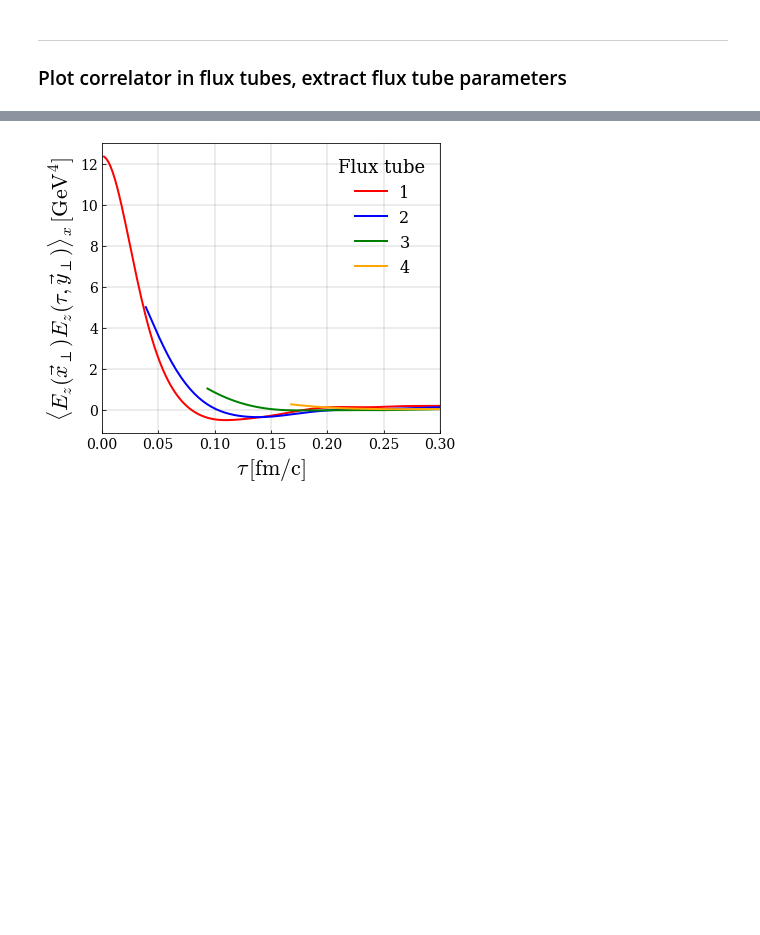
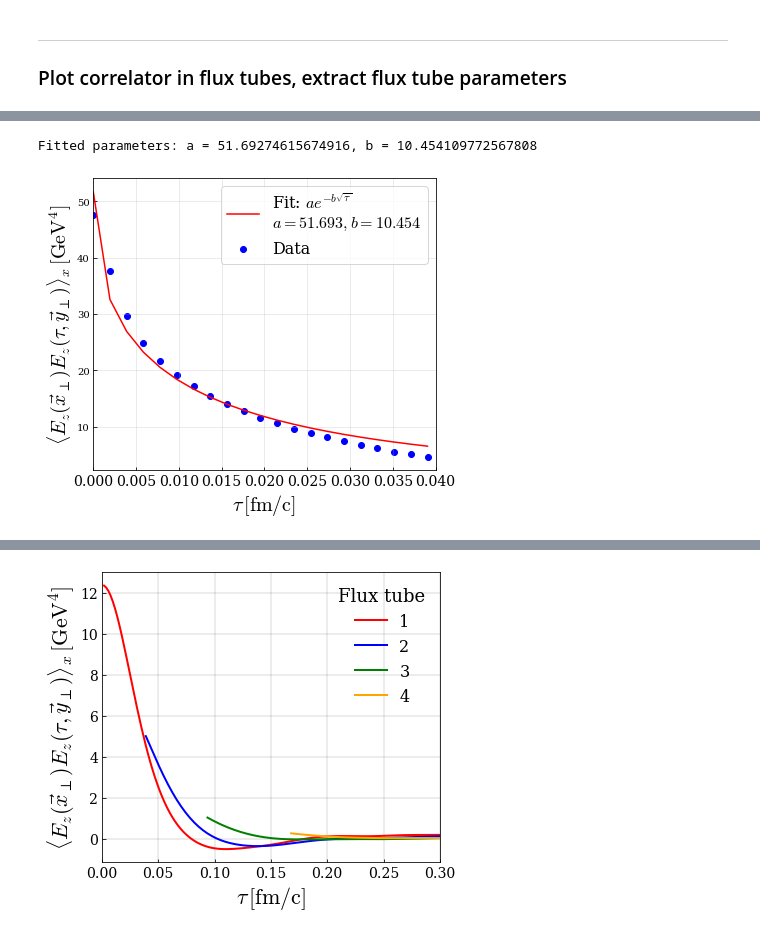
Before and after one commit to avramescudana/curraun, a Jupyter notebook: notebooks/field correlators/Electric and magnetic field correlators along eikonal jet trajectory.ipynb, the cells around one changed output, grey strips where cells are left out. Drawn from its saved outputs; the diff is of its cells as text; code cells hidden in the pictures; blank space fills up the shorter version.

```diff
--- a/notebooks/field correlators/Electric and magnetic field correlators along eikonal jet trajectory.ipynb
+++ b/notebooks/field correlators/Electric and magnetic field correlators along eikonal jet trajectory.ipynb
@@ -250,0 +338,74 @@ plt.show()
+# %%
+import numpy as np
+from scipy.optimize import curve_fit
+import matplotlib.pyplot as plt
+
+plt.rcParams['font.family'] = 'DejaVu Serif'
+plt.rcParams['font.serif'] = ['DejaVu Serif']
+plt.rcParams['mathtext.fontset'] = 'cm'
+
+plt.figure(figsize=(6, 5))
+plt.tick_params(axis='both', direction='in')
+
+# Define the fitting function
+def exp_fit_tausq(tau, a, b):
+    return a * np.exp(-b * tau**2)
+
+def exp_fit_tau(tau, a, b):
+    return a * np.exp(-b * tau)
+
+def exp_fit_tausqrt(tau, a, b):
+    return a * np.exp(-b * np.sqrt(tau))
+
+# Define the slice range
+if flux_tube == 1:
+    delta_tau_1 = 0.00
+    delta_tau_2 = 0.04
+elif flux_tube == 2:
+    delta_tau_1 = 0.04
+    delta_tau_2 = delta_tau_1 + 0.05
+elif flux_tube == 3:
+    delta_tau_1 = 0.04 + 0.054
+    delta_tau_2 = delta_tau_1 + 0.04
+elif flux_tube == 4:
+    delta_tau_1 = 0.04 + 0.054 + 0.075
+    delta_tau_2 = delta_tau_1 + 0.06
+elif flux_tube == 5:
+    delta_tau_1 = 0.04 + 0.054 + 0.075 + 0.122
+    delta_tau_2 = delta_tau_1 + 0.04
+
+# Extract the slice
+mask = (delta_tau >= delta_tau_1) & (delta_tau <= delta_tau_2)
+delta_tau_slice = delta_tau[mask]
+elcorr_slice = elcorr[mask, 2]
+
+# Perform the curve fitting
+popt, pcov = curve_fit(exp_fit_tausqrt, delta_tau_slice, elcorr_slice)
+# popt, pcov = curve_fit(exp_fit_tau, delta_tau_slice, elcorr_slice)
+# popt, pcov = curve_fit(exp_fit_tausq, delta_tau_slice, elcorr_slice)
+
+# Extract the fitted parameters
+a, b = popt
+print(f"Fitted parameters: a = {a}, b = {b}")
+
+fit_func = exp_fit_tausqrt(delta_tau_slice, a, b)
+# fit_func = exp_fit_tau(delta_tau_slice, a, b)
+# fit_func = exp_fit_tausq(delta_tau_slice, a, b)
+
+# Plot the data and the fit
+plt.scatter(delta_tau_slice, elcorr_slice, label="Data", color="blue")
+# plt.plot(delta_tau_slice, fit_func, label=f"Fit: $a e^{{-b \\tau^2}}$\n$a={a:.3f}, b={b:.3f}$", color="red")
+plt.plot(delta_tau_slice, fit_func, label=f"Fit: $a e^{{-b \sqrt{{\\tau}}}}$\n$a={a:.3f}, b={b:.3f}$", color="red")
+plt.xlabel(r"$\tau\,\mathrm{[fm/c]}$", fontsize=20)
+plt.ylabel(r"$\langle E_z(\vec{x}_\perp)E_z(\tau, \vec{y}_\perp)\rangle_x\,\mathrm{[GeV^4]}$", fontsize=20)
+plt.legend(fontsize=16)
+plt.xticks(fontsize=14)
+plt.xticks(fontsize=14)
+plt.xlim([delta_tau_1, delta_tau_2])
+plt.grid(alpha=0.3)
+plt.tight_layout()
+plt.savefig(f'ezcorr_lightlike_fit_tube_{flux_tube}_latest.png', dpi=900, facecolor='w')
+plt.show()
+# %% [output]
+Fitted parameters: a = 51.69274615674916, b = 10.454109772567808
+[figure, added]
```
Also changed, not shown: parts of 14 cells of this notebook.
